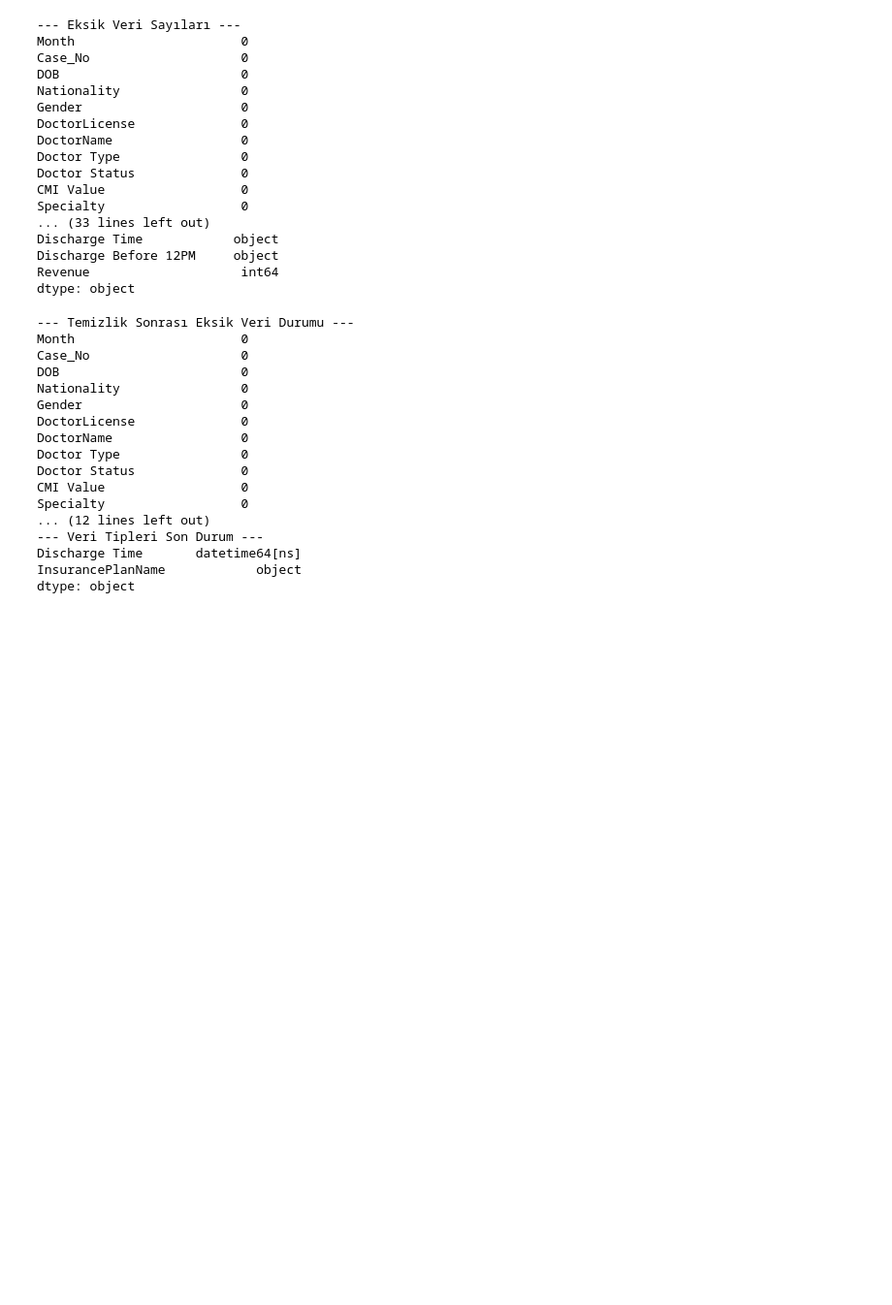
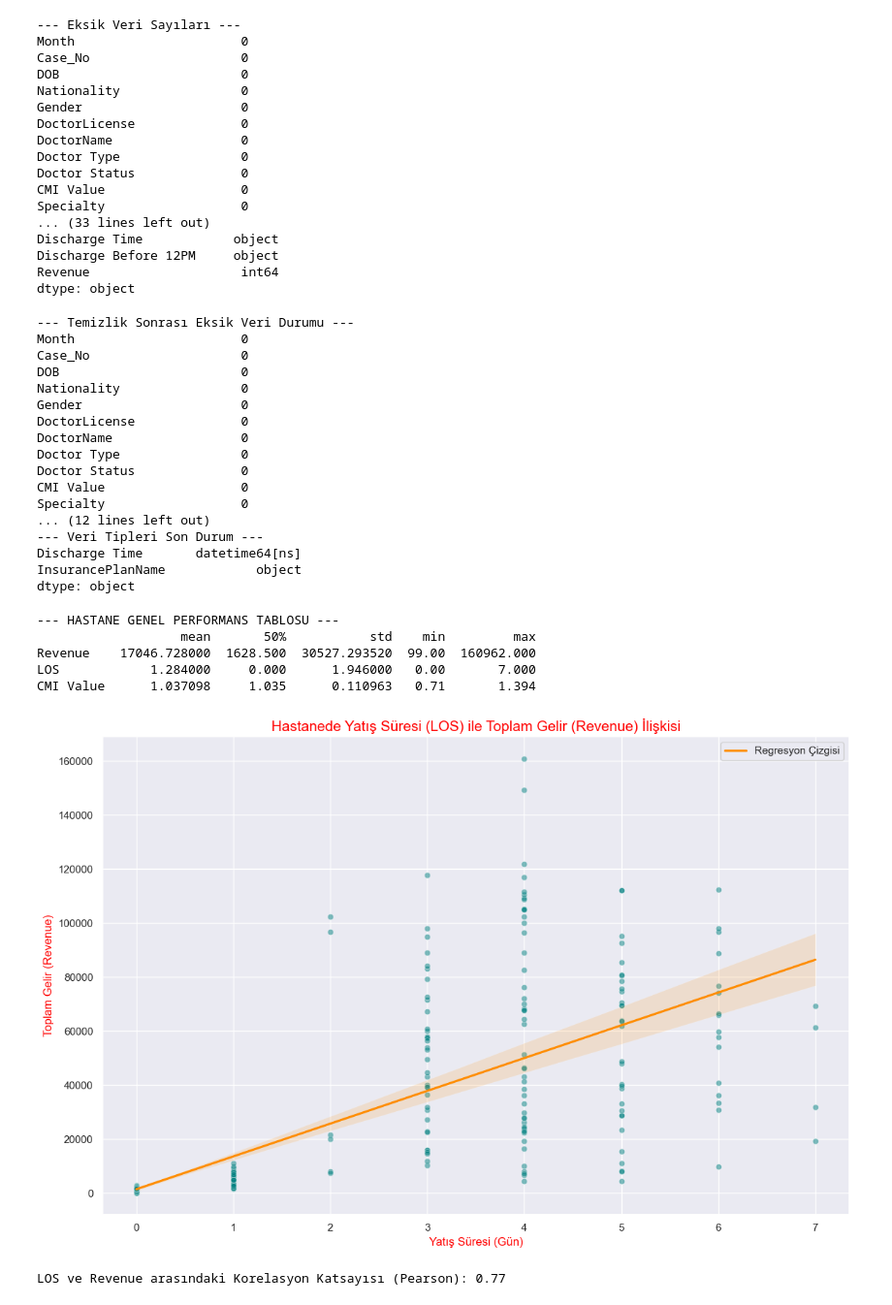
Before and after one commit to beratmertkayacan/HealthOps-Analysis, a Jupyter notebook: analysis.ipynb, the cells around one changed output. Shown at 97% size. Drawn from its saved outputs; the diff is of its cells as text; code cells hidden in the pictures; blank space fills up the shorter version.

Commit message:
Update: EDA, K-Means

```diff
--- a/analysis.ipynb
+++ b/analysis.ipynb
@@ -106,3 +106,37 @@ Specialty                  0
 Discharge Time       datetime64[ns]
 InsurancePlanName            object
 dtype: object
+# %%
+#  Genel İstatistik Tablosu
+stats_summary = df[['Revenue', 'LOS', 'CMI Value']].describe().T
+print("--- HASTANE GENEL PERFORMANS TABLOSU ---")
+print(stats_summary[['mean', '50%', 'std', 'min', 'max']])
+# %% [output]
+--- HASTANE GENEL PERFORMANS TABLOSU ---
+                   mean       50%           std    min         max
+Revenue    17046.728000  1628.500  30527.293520  99.00  160962.000
+LOS            1.284000     0.000      1.946000   0.00       7.000
+CMI Value      1.037098     1.035      0.110963   0.71       1.394
+# %%
+import matplotlib.pyplot as plt
+import seaborn as sns
+
+sns.set_theme(style="darkgrid") # grafik stili
+plt.figure(figsize=(12, 8)) # LOS ve Reveneu ilişki analizi
+sns.scatterplot(data=df, x='LOS', y='Revenue', alpha=0.5, color='teal') # Scatter plot oluştur
+sns.regplot(data=df, x='LOS', y='Revenue', scatter=False, color='darkorange', label='Regresyon Çizgisi') # Grafik üzeri regresyon çizgisi
+
+plt.title('Hastanede Yatış Süresi (LOS) ile Toplam Gelir (Revenue) İlişkisi', fontsize=15, color='red')
+plt.xlabel('Yatış Süresi (Gün)', fontsize=12, color='red')
+plt.ylabel('Toplam Gelir (Revenue)', fontsize=12, color='red')
+plt.legend()
+
+plt.tight_layout()
+plt.show()
+
+# Korelasyon Katsayısı (-1 ile 1 arası değerler alır, +1e yakın olduğunda aynı oranla artıyor -1 ise negatif ilişki 0 ise alakasız davranıyorlar    )
+correlation = df['LOS'].corr(df['Revenue'])
+print(f"LOS ve Revenue arasındaki Korelasyon Katsayısı (Pearson): {correlation:.2f}")
+# %% [output]
+[figure, added]
+LOS ve Revenue arasındaki Korelasyon Katsayısı (Pearson): 0.77
```
Also changed, not shown: parts of 9 cells of this notebook.
